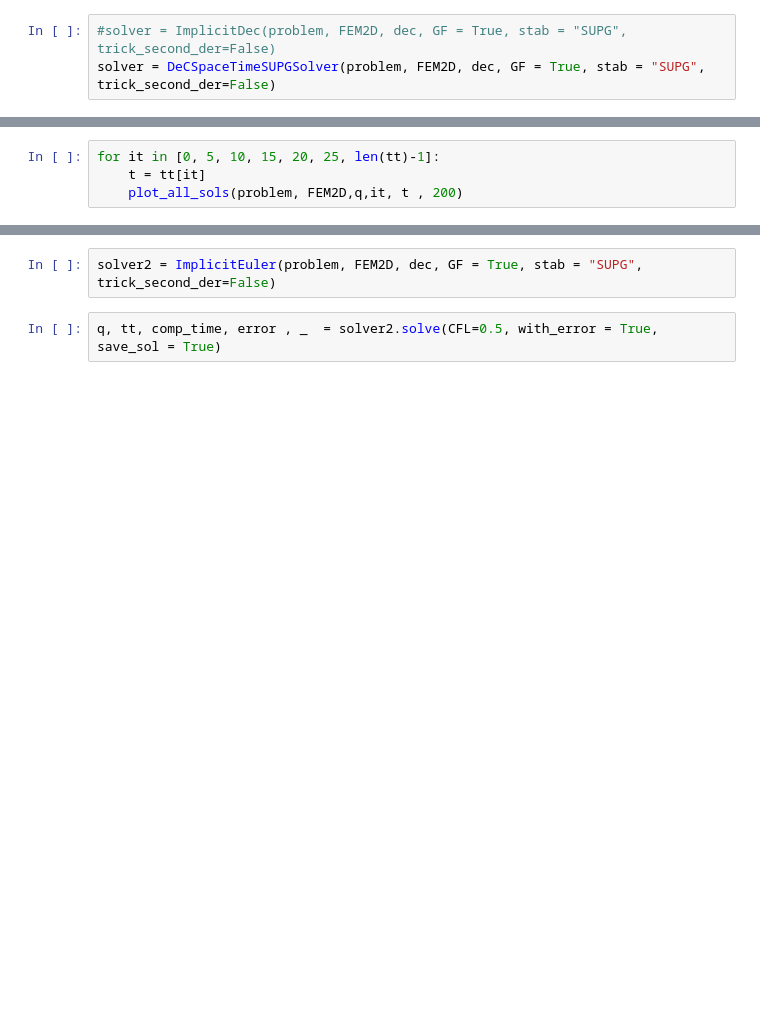
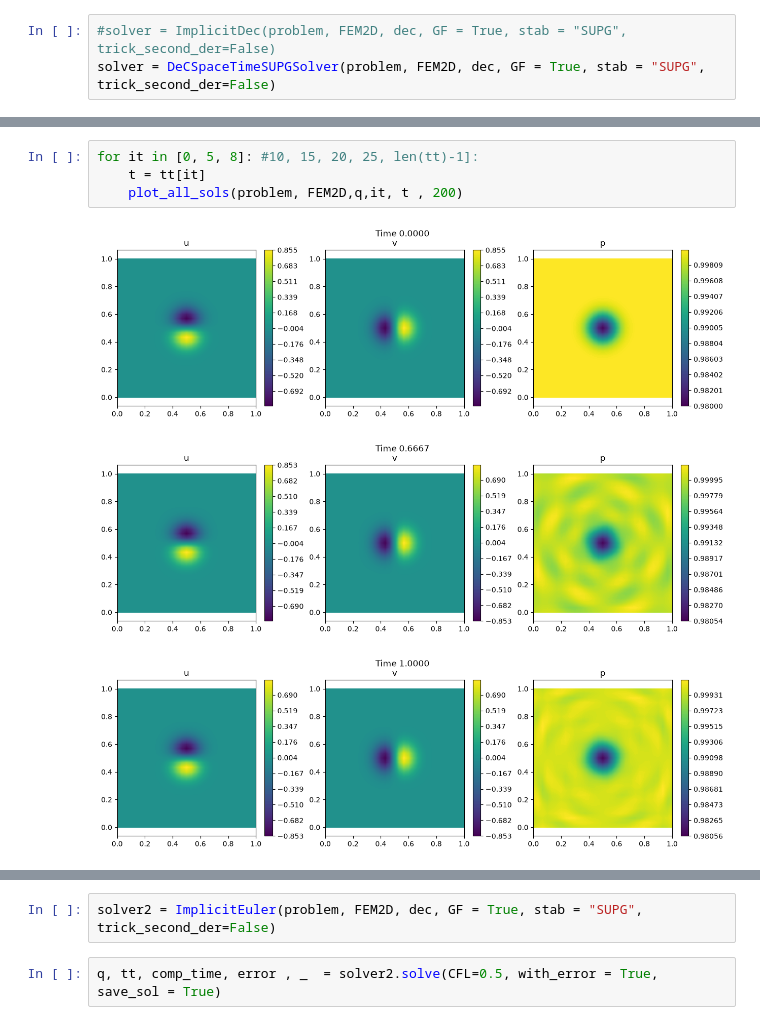
Before and after one commit to accdavlo/SUPG_div_free_implicit_ROM, a Jupyter notebook: apps/test_DeC_implicit_solver.ipynb, the cells around one changed output, grey strips where cells are left out. Drawn from its saved outputs; the diff is of its cells as text; blank space fills up the shorter version.

```diff
--- a/apps/test_DeC_implicit_solver.ipynb
+++ b/apps/test_DeC_implicit_solver.ipynb
@@ -51,7 +60,11 @@ tt.shape
 # %%
-for it in [0, 5, 10, 15, 20, 25, len(tt)-1]:
+for it in [0, 5, 8]: #10, 15, 20, 25, len(tt)-1]:
     t = tt[it]
     plot_all_sols(problem, FEM2D,q,it, t , 200)
+# %% [output]
+[figure, added]
+[figure, added]
+[figure, added]
 # %%
 fig, axs = plt.subplots(1,problem.n_eq, figsize=(15,4))
 for k, var in enumerate(problem.vars):
```
Also changed, not shown: parts of 9 cells of this notebook, 2 other files.
